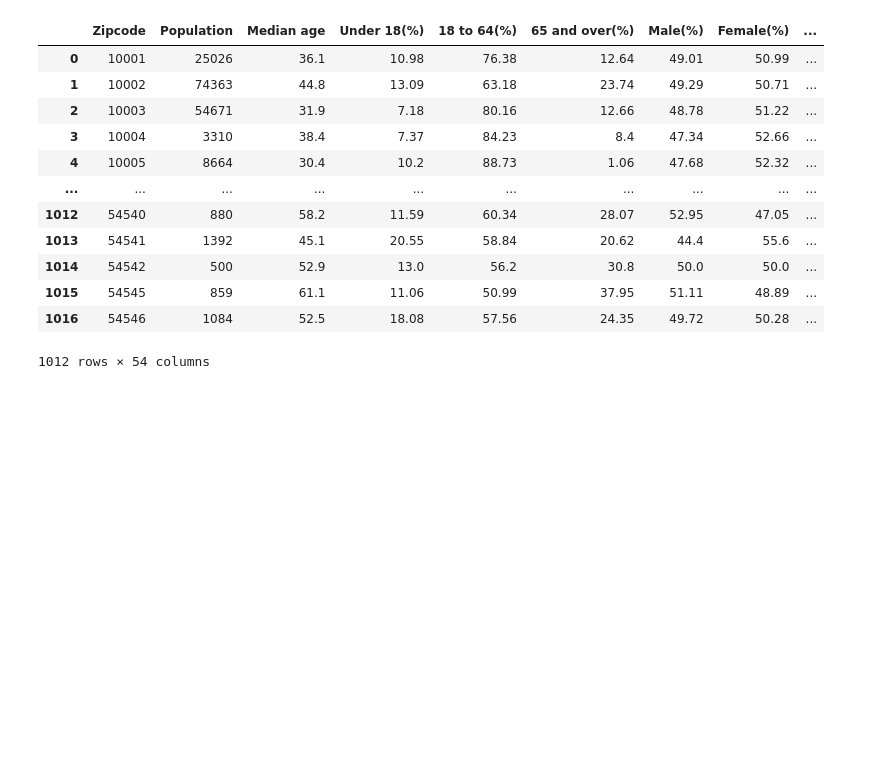
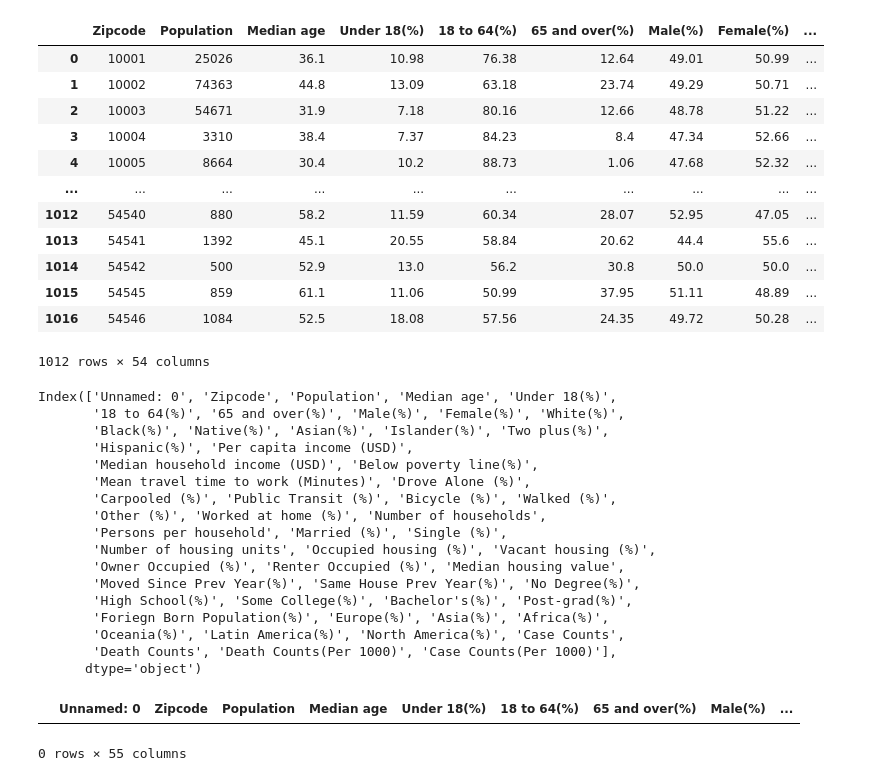
Before and after one commit to uic-cs418/modeling-the-pandemic, a Jupyter notebook: nguyen-notebook.ipynb, the cells around one changed output. Cells and saved outputs as stored; diff of their text form; code cells hidden in the pictures; blank space fills up the shorter version.

Commit message:
drop inappropriate rows

```diff
--- a/nguyen-notebook.ipynb
+++ b/nguyen-notebook.ipynb
@@ -231,5 +231,30 @@ df
 | 1015 | 54545 | 859 | 61.1 | 11.06 | 50.99 | 37.95 | 51.11 | 48.89 | ... |
 | 1016 | 54546 | 1084 | 52.5 | 18.08 | 57.56 | 24.35 | 49.72 | 50.28 | ... |
 1012 rows × 54 columns
+# %%
+df = pd.read_csv('socio-demographic-and-death-counts.csv')
+print(df.columns)
+df = df.drop(df[df['Median household income (USD)'] == 0].index.tolist())
+df[df['Median household income (USD)'] == 0]
+# %% [output]
+Index(['Unnamed: 0', 'Zipcode', 'Population', 'Median age', 'Under 18(%)',
+       '18 to 64(%)', '65 and over(%)', 'Male(%)', 'Female(%)', 'White(%)',
+       'Black(%)', 'Native(%)', 'Asian(%)', 'Islander(%)', 'Two plus(%)',
+       'Hispanic(%)', 'Per capita income (USD)',
+       'Median household income (USD)', 'Below poverty line(%)',
+       'Mean travel time to work (Minutes)', 'Drove Alone (%)',
+       'Carpooled (%)', 'Public Transit (%)', 'Bicycle (%)', 'Walked (%)',
+       'Other (%)', 'Worked at home (%)', 'Number of households',
+       'Persons per household', 'Married (%)', 'Single (%)',
+       'Number of housing units', 'Occupied housing (%)', 'Vacant housing (%)',
+       'Owner Occupied (%)', 'Renter Occupied (%)', 'Median housing value',
+       'Moved Since Prev Year(%)', 'Same House Prev Year(%)', 'No Degree(%)',
+       'High School(%)', 'Some College(%)', 'Bachelor's(%)', 'Post-grad(%)',
+       'Foriegn Born Population(%)', 'Europe(%)', 'Asia(%)', 'Africa(%)',
+       'Oceania(%)', 'Latin America(%)', 'North America(%)', 'Case Counts',
+       'Death Counts', 'Death Counts(Per 1000)', 'Case Counts(Per 1000)'],
+      dtype='object')
+|  | Unnamed: 0 | Zipcode | Population | Median age | Under 18(%) | 18 to 64(%) | 65 and over(%) | Male(%) | ... |
+0 rows × 55 columns
 # %%
 df.to_csv('socio-demographic-and-death-counts.csv')
```
Also changed, not shown: 2 other files.
